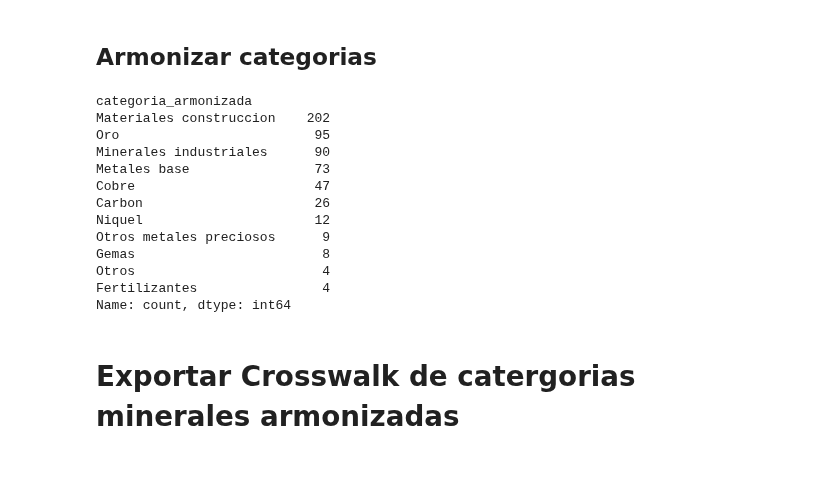
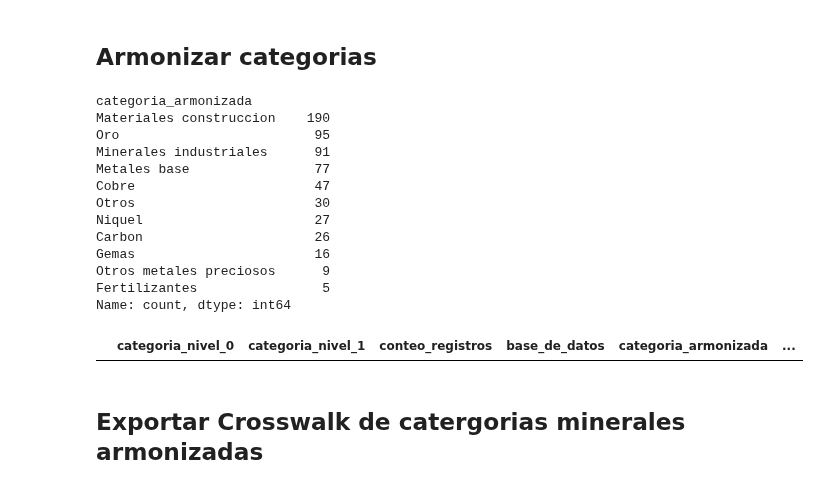
Before and after one commit to JC-AlfonsoR/PEG-mining-agriculture, a Jupyter notebook: engines/e2011_armonizar_taxonomias_minerales.ipynb, the cells around one changed output. Saved outputs shown, nothing was run; the diff lists cells and outputs as text; code cells hidden in the pictures.

```diff
--- a/engines/e2011_armonizar_taxonomias_minerales.ipynb
+++ b/engines/e2011_armonizar_taxonomias_minerales.ipynb
@@ -180,7 +182,7 @@ None
 # %%
 # En esta base datos la columna relevante para la clasificacion es "MINERALES"
 # Cuento la cantidad de registros por los valores de esa columna
-categorias_titulosMineros = titulosMineros.groupby('MINERALES')['geometry'].count().reset_index().sort_values(by='geometry', ascending=False)
+categorias_titulosMineros = titulosMineros.groupby('MINERALES', dropna=False)['geometry'].count().reset_index().sort_values(by='geometry', ascending=False)
 display(categorias_titulosMineros)
 # %% [output]
 |  | MINERALES | geometry |
@@ -232,7 +234,7 @@ None
 # %%
 # La columna relevante es mineral
 # Contar los registros por las valores de esa columna
-categorias_produccionRegalias = produccionRegalias.groupby('Mineral')['Produccion'].count().reset_index().sort_values(by='Produccion', ascending=False)
+categorias_produccionRegalias = produccionRegalias.groupby('Mineral', dropna=False)['Produccion'].count().reset_index().sort_values(by='Produccion', ascending=False)
 display(categorias_produccionRegalias)
 # %% [output]
 |  | Mineral | Produccion |
@@ -320,7 +322,7 @@ display(SR2021_mineral_code)
 SR2021Minerales['mineral_decodificado'] = SR2021Minerales['mineral'].map(SR2021_mineral_code)
 # %%
 # Encontrar los categorias de la base de datos
-categorias_SR2021Minerales = SR2021Minerales.groupby(['mineral','mineral_decodificado'])['codmpio'].count().reset_index().sort_values(by='codmpio', ascending=False)
+categorias_SR2021Minerales = SR2021Minerales.groupby(['mineral','mineral_decodificado'], dropna=False)['codmpio'].count().reset_index().sort_values(by='codmpio', ascending=False)
 display(categorias_SR2021Minerales)
 # %% [output]
 |  | mineral | mineral_decodificado | codmpio |
@@ -504,14 +506,15 @@ categorias_minerales['texto_busqueda'] = (
 keywords_minerales = {
     "Oro": ["au", "oro", "gold", "aurifero"],
     "Carbon": ["carbon","coque", "coal", "antracita"],
-    "Niquel": ["niquel", "ferroniquel", "nickel" ],
+    "Niquel": ["niquel", "ferroniquel", "nickel", "ni" ],
     "Cobre": ["cobre","copper","cu"],
     "Otros metales preciosos": ["plata", "platino", "preciosos", "platinum"],
-    "Gemas": ["esmeraldas", "esmeralda", "berilo"],
-    "Metales base": ["plomo", "zinc", "hierro", "fe", "iron", "manganeso", "molibdeno",
-                     "cromo", "titanio", "ti", "tungsteno", "vanadio", "cobalto", "estaño", "estano",
+    "Gemas": ["esmeraldas", "esmeralda", "berilo", "be"],
+    "Otros": ["uranio", "uranium", "u", "mercurio", "asbesto", "raras", "y"],
+    "Metales base": ["plomo", "zinc", "zn", "hierro", "fe", "iron", "manganeso", "mn", "molibdeno",
+                     "cromo", "cr", "titanio", "ti", "tungsteno", "vanadio", "cobalto", "estaño", "estano",
                      "antimonio", "aluminio", "al", "niobio", "tantalio", "columbita", "columbite",
-                     "volframio", "wolframio"],
+                     "volframio", "wolframio", "hf", "bi", "as"],
     "Materiales construccion": ["arenas", "arena", "arenisca", "areniscas", "grava", "gravas", "recebo", "recebos",
                                 "caliza", "calizas", "carbonato de calcio", "diabasa", "basalto", "marmol",
                                 "ornamental", "ornamentales",
@@ -519,10 +522,9 @@ keywords_minerales = {
                                 "asfalto", "asfaltita", "granito", "coralina"],
     "Minerales industriales": ["arcillas", "arcilla", "caolin", "feldespato", "feldespatos",
                                "yeso", "talco", "dolomita", "barita", "bario",
-                               "magnesita", "magnesio", "magnesium", "cuarzo", "silice", "fluorita",
+                               "magnesita", "magnesio", "magnesium", "mg", "cuarzo", "silice", "fluorita",
                                "serpentina", "bauxita", "bentonita", "mica", "azufre", "zirconio", "serpentinita",
-                               "sal gema", "sal", "halita", "grafito"],
+                               "sal gema", "sal", "halita", "na", "grafito"],
     "Fertilizantes": ["fosforica", "fosofricas", "phosphate", "fosfato",
-                      "potasio", "potasica", "potasicas", "potassium"],
-    "Otros": ["uranio", "uranium", "mercurio", "asbesto", "raras"]
+                      "potasio", "potasica", "potasicas", "potassium", "k"]
 }
@@ -564,20 +566,26 @@ for categoria_armonizada, lista_keywords in keywords_minerales.items():
 # %%
-# Explorar cuantas categorías faltan por armonizar
-categorias_minerales['categoria_armonizada'].value_counts()
+# Explorar categorias armonizadas
+# No deberían aparecer <NA>
+categorias_minerales['categoria_armonizada'].value_counts(dropna=False)
 # %% [output]
 categoria_armonizada
-Materiales construccion    202
+Materiales construccion    190
 Oro                         95
-Minerales industriales      90
-Metales base                73
+Minerales industriales      91
+Metales base                77
 Cobre                       47
+Otros                       30
+Niquel                      27
 Carbon                      26
-Niquel                      12
+Gemas                       16
 Otros metales preciosos      9
-Gemas                        8
-Otros                        4
-Fertilizantes                4
+Fertilizantes                5
 Name: count, dtype: int64
+# %%
+# Explorar las categorías que quedaron sin clasificar
+categorias_minerales[categorias_minerales['categoria_armonizada'].isna()]
+# %% [output]
+|  | categoria_nivel_0 | categoria_nivel_1 | conteo_registros | base_de_datos | categoria_armonizada | ... |
 # %% [markdown]
-# Exportar Crosswalk de catergorias minerales armonizadas
+## Exportar Crosswalk de catergorias minerales armonizadas
 # %%
```
Also changed, not shown: parts of 29 cells of this notebook, 13 other files.
